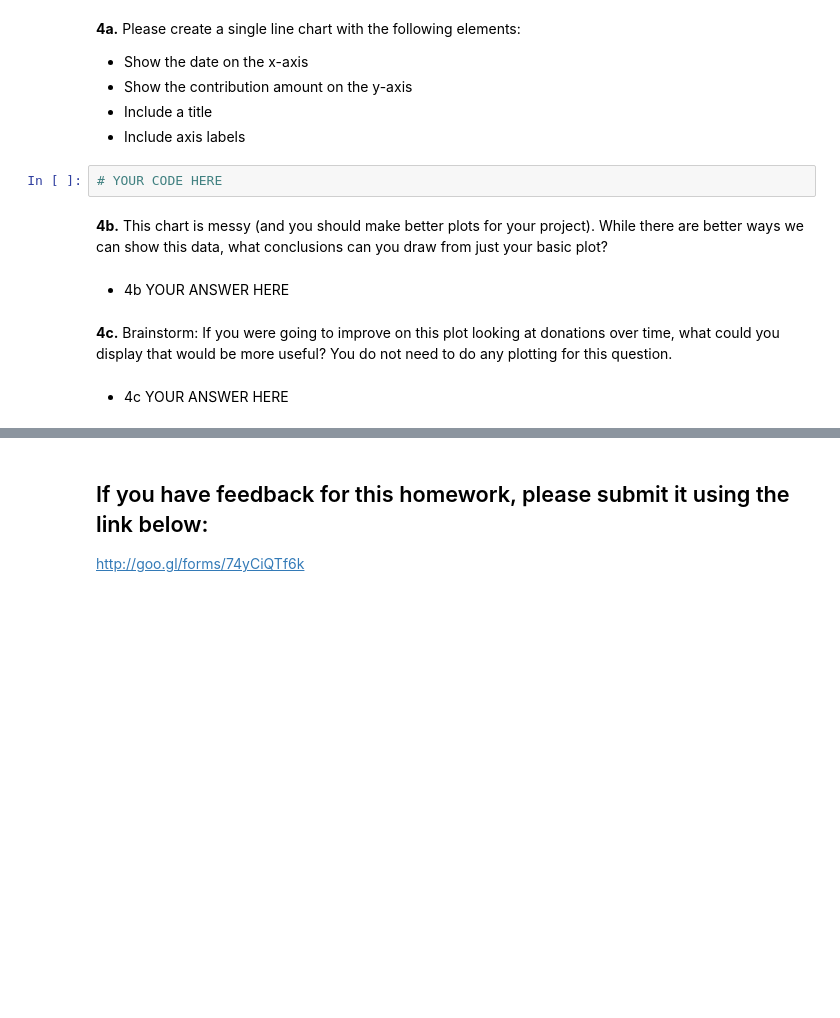
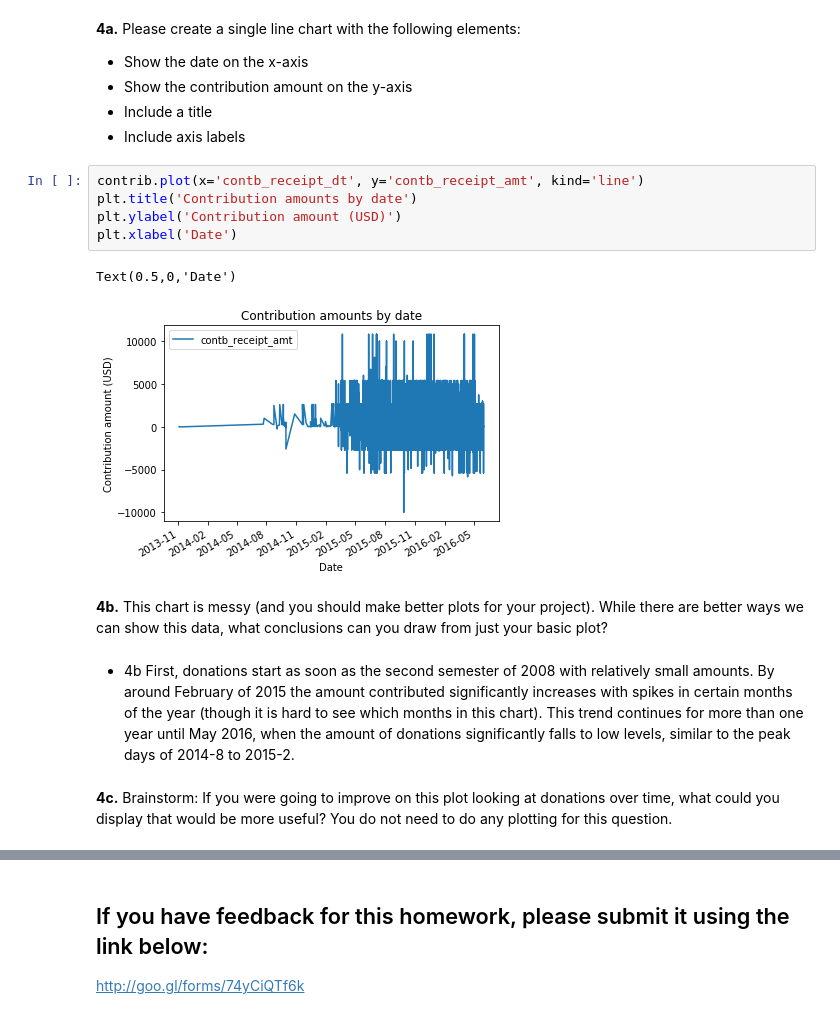
Before and after one commit to ramirocadavid/world_cup, a Jupyter notebook: SUBMISSIONS/week_12/Week_12_HW.ipynb, the cells around one changed output, grey strips where cells are left out. Cells and saved outputs as stored; diff of their text form; blank space fills up the shorter version.

Commit message:
First version of HW W12

```diff
--- a/SUBMISSIONS/week_12/Week_12_HW.ipynb
+++ b/SUBMISSIONS/week_12/Week_12_HW.ipynb
@@ -172,13 +407,17 @@ There is an important element that we have not yet explored in this dataset - ti
 - Show the contribution amount on the y-axis
 - Include a title
 - Include axis labels
-# %%
-# YOUR CODE HERE
+# %%
+contrib.plot(x='contb_receipt_dt', y='contb_receipt_amt', kind='line')
+plt.title('Contribution amounts by date')
+plt.ylabel('Contribution amount (USD)')
+plt.xlabel('Date')
+# %% [output]
+Text(0.5,0,'Date')
+[figure, added]
 # %% [markdown]
 **4b.** This chart is messy (and you should make better plots for your project). While there are better ways we can show this data, what conclusions can you draw from just your basic plot?
-# %% [markdown]
-- 4b YOUR ANSWER HERE
+# %% [markdown]
+- 4b First, donations start as soon as the second semester of 2008 with relatively small amounts. By around February of 2015 the amount contributed significantly increases with spikes in certain months of the year (though it is hard to see which months in this chart). This trend continues for more than one year until May 2016, when the amount of donations significantly falls to low levels, similar to the peak days of 2014-8 to 2015-2.
 # %% [markdown]
 **4c.** Brainstorm: If you were going to improve on this plot looking at donations over time, what could you display that would be more useful? You do not need to do any plotting for this question.
-# %% [markdown]
-- 4c YOUR ANSWER HERE
```
Also changed, not shown: parts of 48 cells of this notebook, 18 other files.
